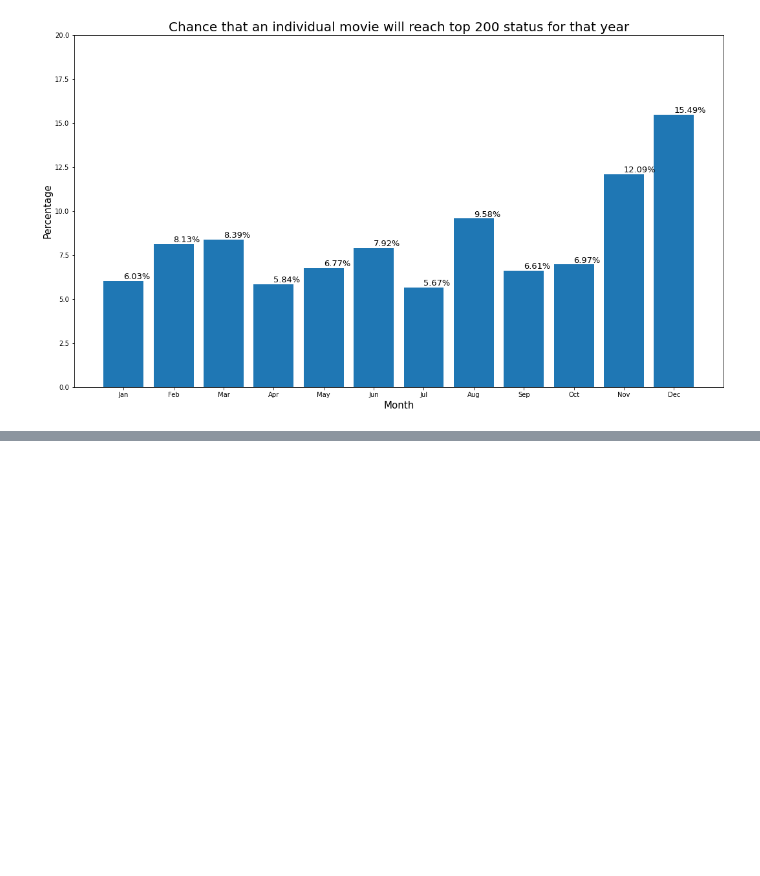
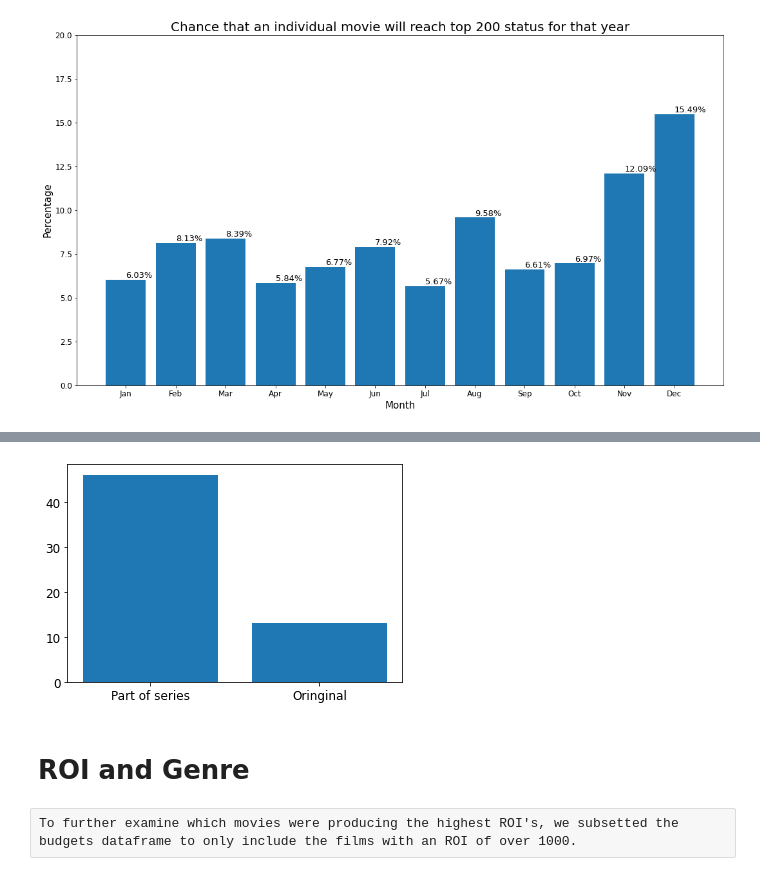
Before and after one commit to dmedd98/Group-4-Microsoft_Movie_Analysis, a Jupyter notebook: notebooks/Cleaned_December_Movie_Launch.ipynb, the cells around one changed output, grey strips where cells are left out. Saved outputs shown, nothing was run; the diff lists cells and outputs as text; code cells hidden in the pictures; blank space fills up the shorter version.

```diff
--- a/notebooks/Cleaned_December_Movie_Launch.ipynb
+++ b/notebooks/Cleaned_December_Movie_Launch.ipynb
@@ -226,0 +342,12 @@ Text(0.5, 1.0, 'Chance that an individual movie will reach top 200 status for th
+# %%
+fig, ax = plt.subplots()
+
+x = ['Part of series', 'Oringinal']
+y = [46, 13]
+ax.bar(x, y);
+# %% [output]
+[figure, added]
+# %% [markdown]
+# ROI and Genre
+# %% [raw]
+To further examine which movies were producing the highest ROI's, we subsetted the budgets dataframe to only include the films with an ROI of over 1000.
```
Also changed, not shown: parts of 29 cells of this notebook.
